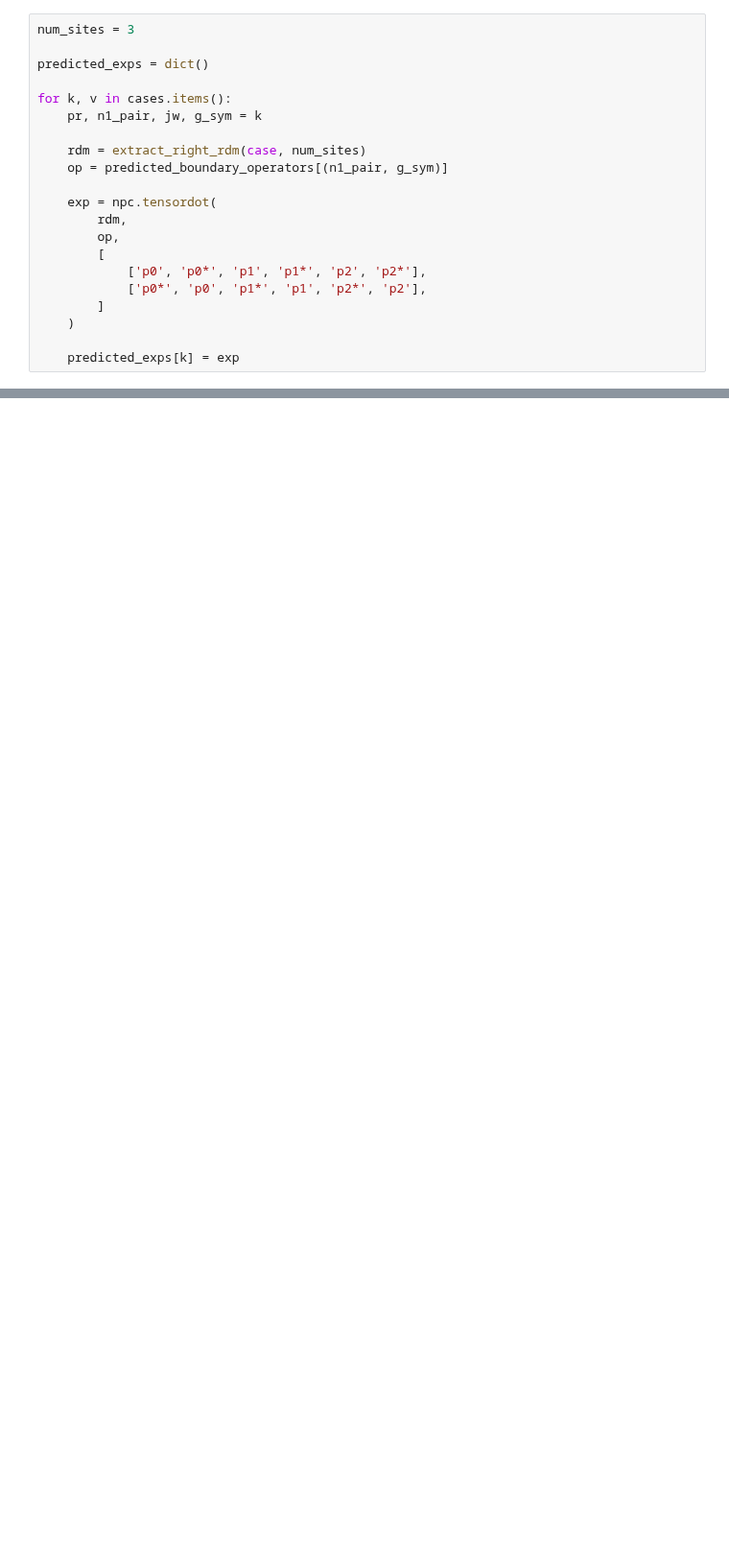
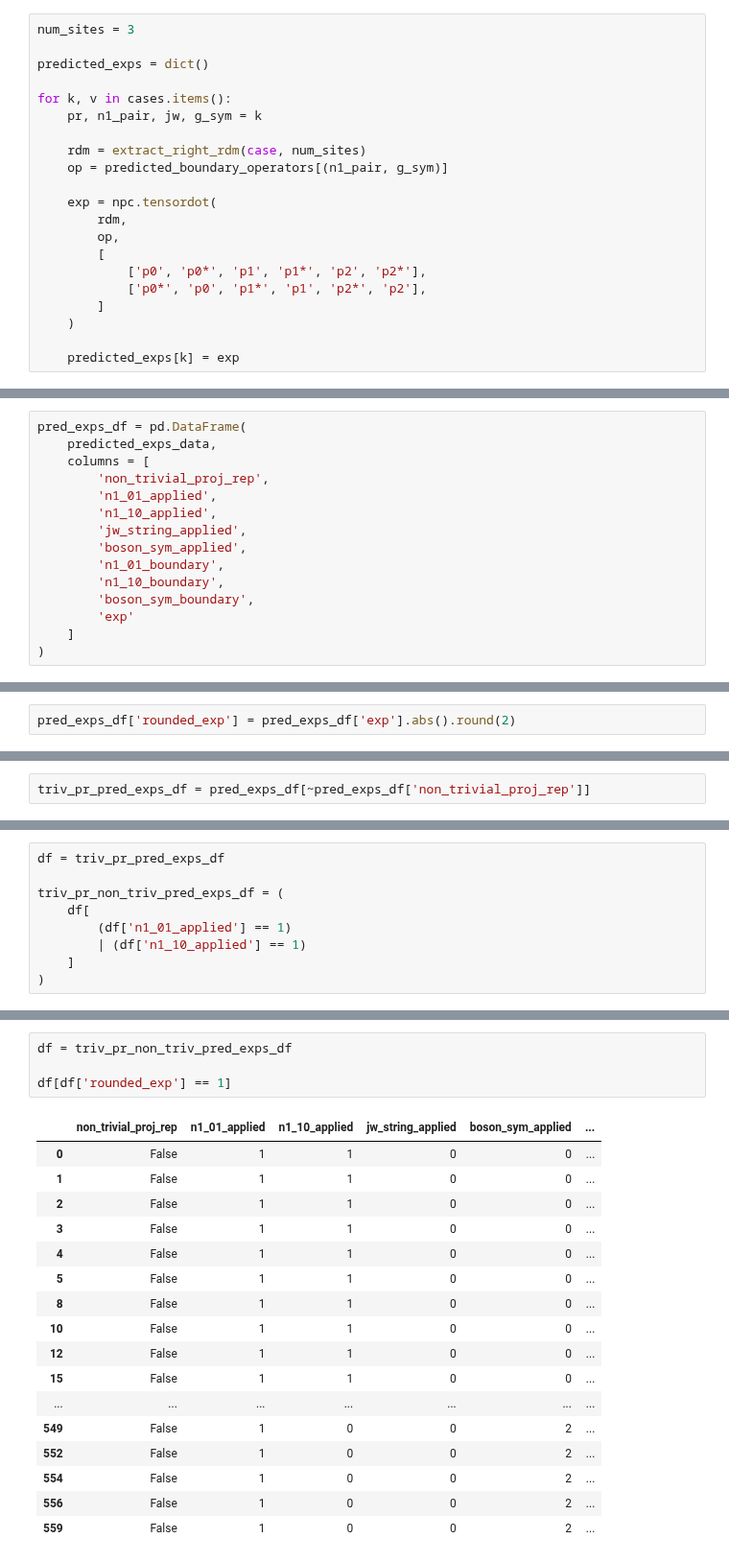
Before and after one commit to kieran-cooney/spt_numerical_classificiation, a Jupyter notebook: code/fermionic_cases/saved_fermionic_cases_check.ipynb, the cells around one changed output, grey strips where cells are left out. Shown at 96% size. Cells and saved outputs as stored; diff of their text form; blank space fills up the shorter version.

```diff
--- a/code/fermionic_cases/saved_fermionic_cases_check.ipynb
+++ b/code/fermionic_cases/saved_fermionic_cases_check.ipynb
@@ -791,0 +839,15 @@ for k, v in cases.items():
+# %%
+pred_exps_df = pd.DataFrame(
+    predicted_exps_data,
+    columns = [
+        'non_trivial_proj_rep',
+        'n1_01_applied',
+        'n1_10_applied',
+        'jw_string_applied',
+        'boson_sym_applied',
+        'n1_01_boundary',
+        'n1_10_boundary',
+        'boson_sym_boundary',
+        'exp'
+    ]
+)
@@ -791,0 +882,2 @@ for k, v in cases.items():
+# %%
+pred_exps_df['rounded_exp'] = pred_exps_df['exp'].abs().round(2)
@@ -791,0 +898,2 @@ for k, v in cases.items():
+# %%
+triv_pr_pred_exps_df = pred_exps_df[~pred_exps_df['non_trivial_proj_rep']]
@@ -791,0 +954,9 @@ for k, v in cases.items():
+# %%
+df = triv_pr_pred_exps_df
+
+triv_pr_non_triv_pred_exps_df = (
+    df[
+        (df['n1_01_applied'] == 1)
+        | (df['n1_10_applied'] == 1)
+    ]
+)
@@ -791,0 +974,22 @@ for k, v in cases.items():
+# %%
+df = triv_pr_non_triv_pred_exps_df
+
+df[df['rounded_exp'] == 1]
+# %% [output]
+|  | non_trivial_proj_rep | n1_01_applied | n1_10_applied | jw_string_applied | boson_sym_applied | ... |
+| 0 | False | 1 | 1 | 0 | 0 | ... |
+| 1 | False | 1 | 1 | 0 | 0 | ... |
+| 2 | False | 1 | 1 | 0 | 0 | ... |
+| 3 | False | 1 | 1 | 0 | 0 | ... |
+| 4 | False | 1 | 1 | 0 | 0 | ... |
+| 5 | False | 1 | 1 | 0 | 0 | ... |
+| 8 | False | 1 | 1 | 0 | 0 | ... |
+| 10 | False | 1 | 1 | 0 | 0 | ... |
+| 12 | False | 1 | 1 | 0 | 0 | ... |
+| 15 | False | 1 | 1 | 0 | 0 | ... |
+| ... | ... | ... | ... | ... | ... | ... |
+| 549 | False | 1 | 0 | 0 | 2 | ... |
+| 552 | False | 1 | 0 | 0 | 2 | ... |
+| 554 | False | 1 | 0 | 0 | 2 | ... |
+| 556 | False | 1 | 0 | 0 | 2 | ... |
+| 559 | False | 1 | 0 | 0 | 2 | ... |
```
Also changed, not shown: parts of 127 cells of this notebook, 2 other files.
